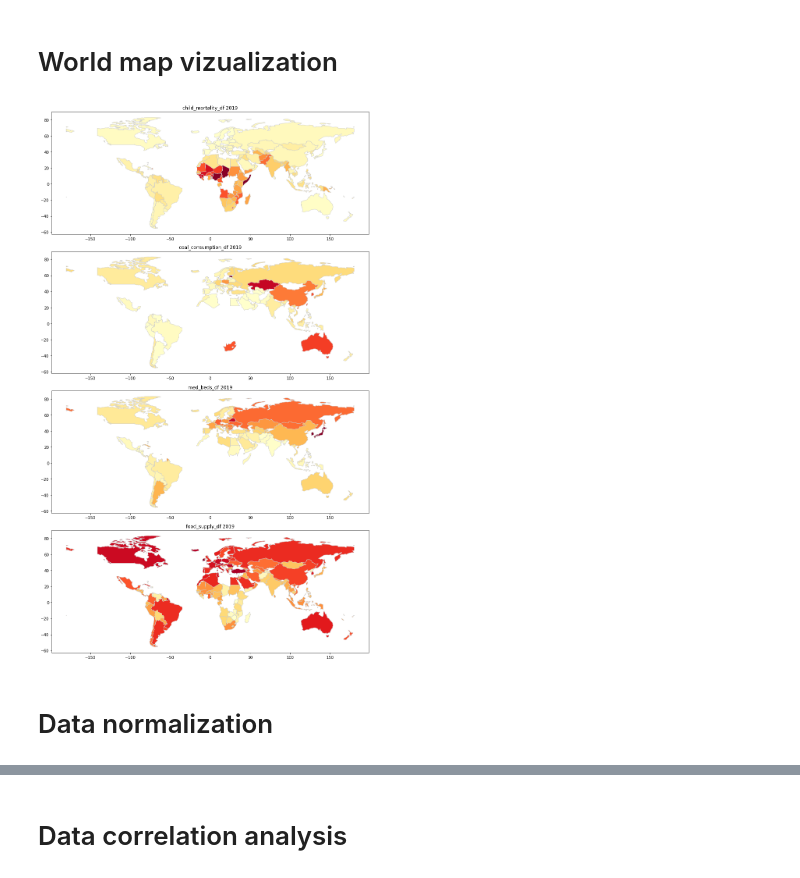
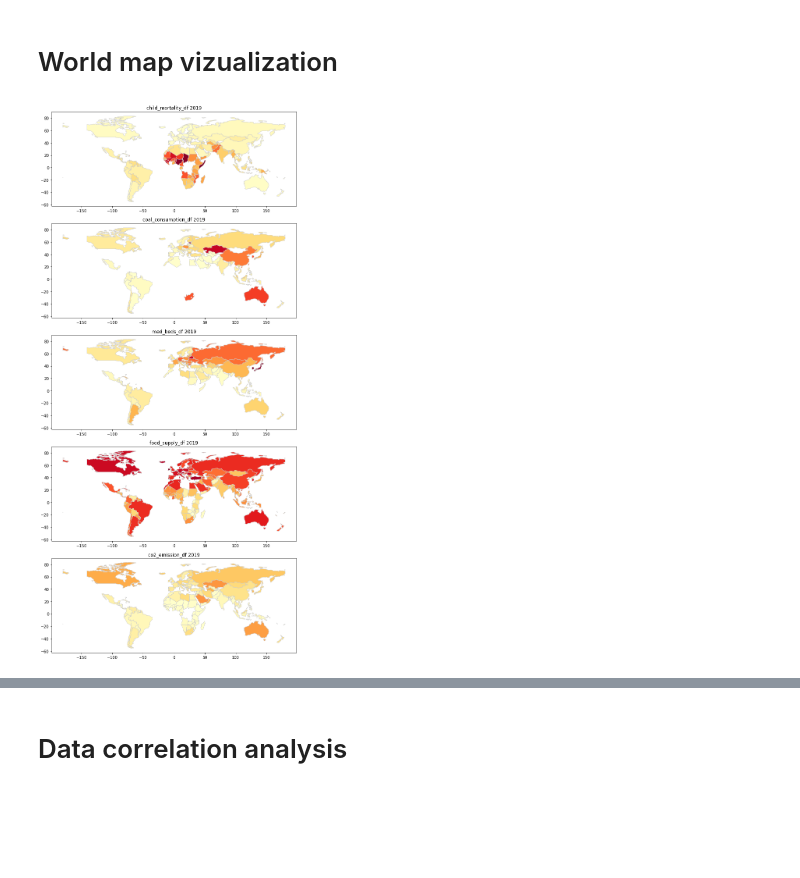
Before and after one commit to Norbert-Podgorski/Child-Mortality-Prediction-Bayesian-Model, a Jupyter notebook: KPI_analysis.ipynb, the cells around one changed output, grey strips where cells are left out. Drawn from its saved outputs; the diff is of its cells as text; code cells hidden in the pictures; blank space fills up the shorter version.

Commit message:
Added co2_emission parameter and chcange analysis data to normalized and original

```diff
--- a/KPI_analysis.ipynb
+++ b/KPI_analysis.ipynb
@@ -512,0 +592,14 @@ med_beds_df
+# %%
+df = co2_emission_df.drop(["country"], axis = 1)
+# %%
+pred = []
+for _, row in df.iterrows():
+    auto_arima=pm.auto_arima(row, start_p = 0, start_q = 0, max_p = 12, max_q = 12, m = 12, start_P = 0, start_Q = 0, seasonal = False, error_action = 'ignore', suppress_warnings = True, stepwise = True)
+    prediction = pd.DataFrame(auto_arima.predict(n_periods=1))
+    pred.append(prediction)
+# %%
+for i in range(len(pred)):
+    pred[i] = float(pred[i].iat[0, 0])
+# %%
+co2_emission_df["2019"] = pred
+co2_emission_df
@@ -579,8 +702,6 @@ med_beds_df
 # %% [markdown]
 # World map vizualization
 # %%
-plot_global_map_subplot(df_list=[child_mortality_df, coal_consumption_df, med_beds_df, food_supply_df], year=2019)
+plot_global_map_subplot(df_list=[child_mortality_df, coal_consumption_df, med_beds_df, food_supply_df, co2_emission_df], year=2019)
 # %% [output]
-[figure, old version]
+[figure, new version]
-# %% [markdown]
-# Data normalization
```
Also changed, not shown: parts of 27 cells of this notebook, 4 other files.
